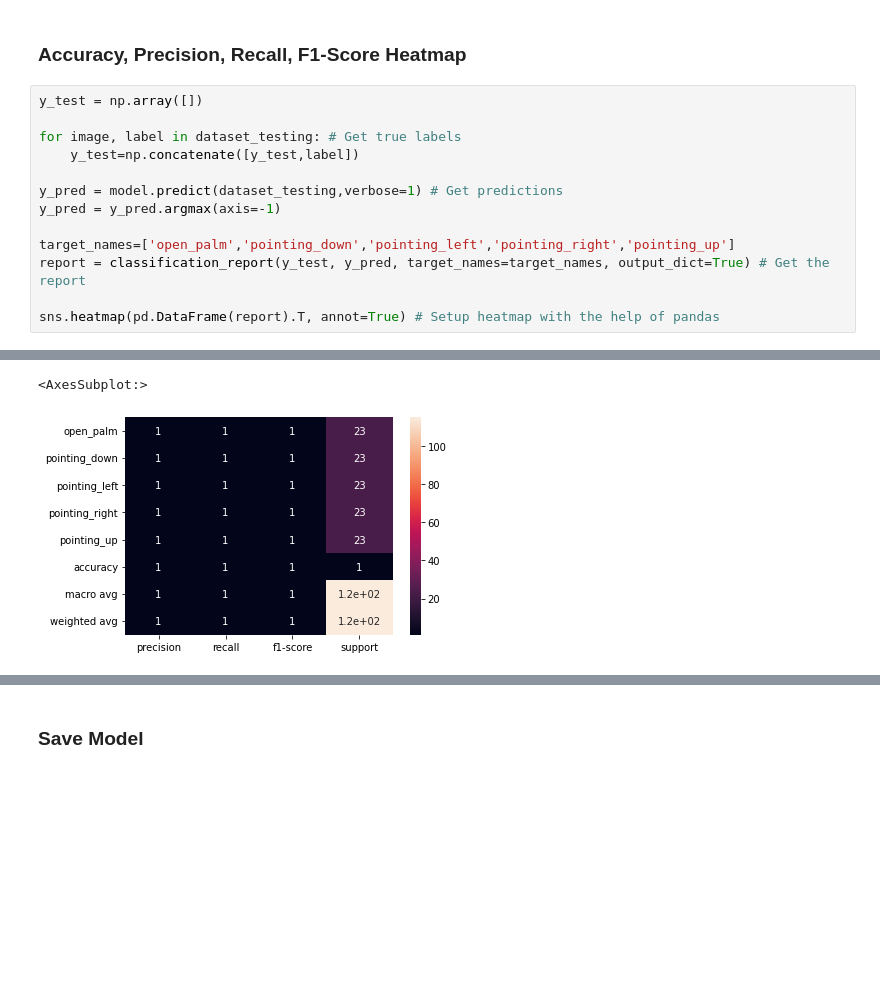
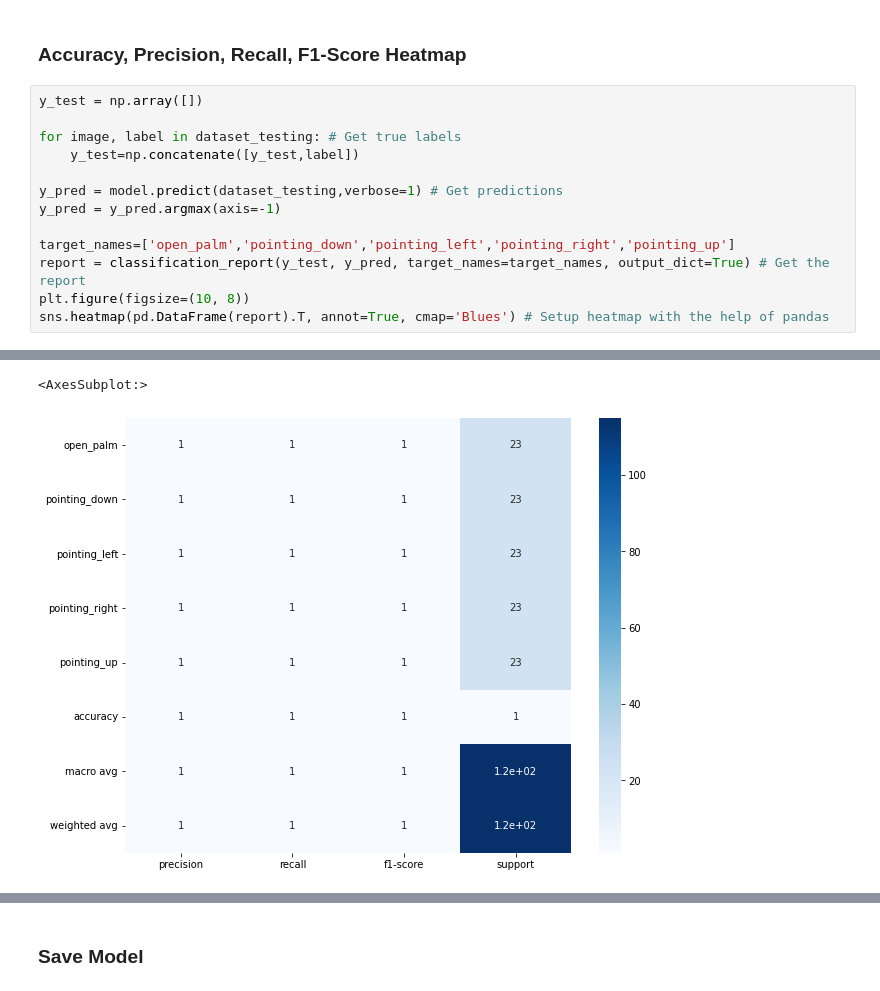
Before and after one commit to panagiotis-michael/ML-Driven-Drone-Control-With-Hand-Gestures, a Jupyter notebook: project.ipynb, the cells around one changed output, grey strips where cells are left out. Cells and saved outputs as stored; diff of their text form; blank space fills up the shorter version.

```diff
--- a/project.ipynb
+++ b/project.ipynb
@@ -230,6 +233,6 @@ y_pred = y_pred.argmax(axis=-1)
 
 target_names=['open_palm','pointing_down','pointing_left','pointing_right','pointing_up']
 report = classification_report(y_test, y_pred, target_names=target_names, output_dict=True) # Get the report
-
-sns.heatmap(pd.DataFrame(report).T, annot=True) # Setup heatmap with the help of pandas
+plt.figure(figsize=(10, 8))
+sns.heatmap(pd.DataFrame(report).T, annot=True, cmap='Blues') # Setup heatmap with the help of pandas
 # %% [output]
@@ -237,2 +240,2 @@ sns.heatmap(pd.DataFrame(report).T, annot=True) # Setup heatmap with the help of
 <AxesSubplot:>
-[figure, old version]
+[figure, new version]
```
Also changed, not shown: parts of 9 cells of this notebook, 3 other files.
